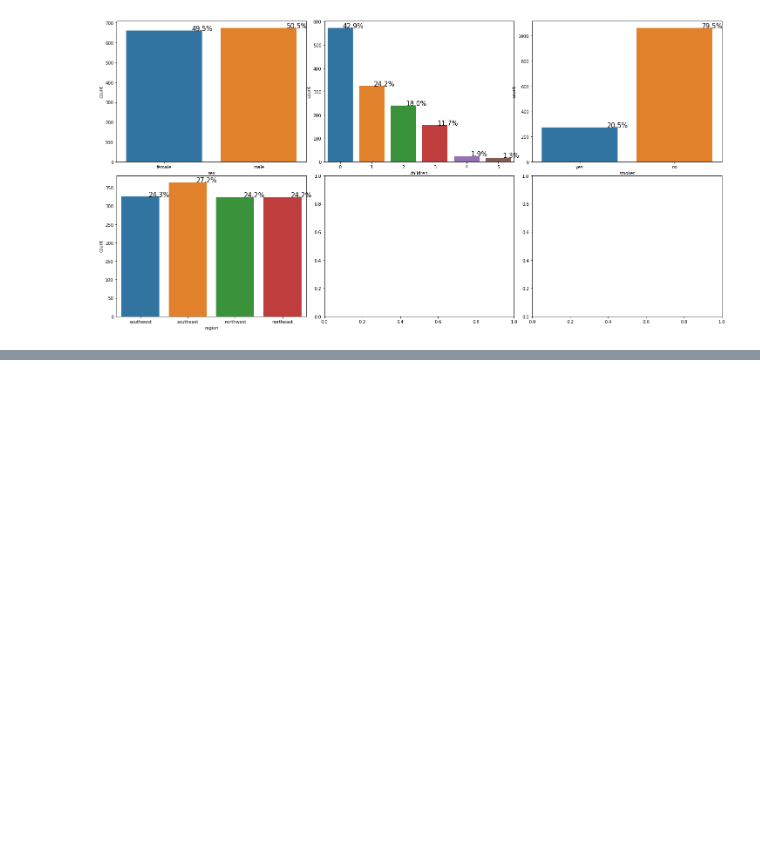
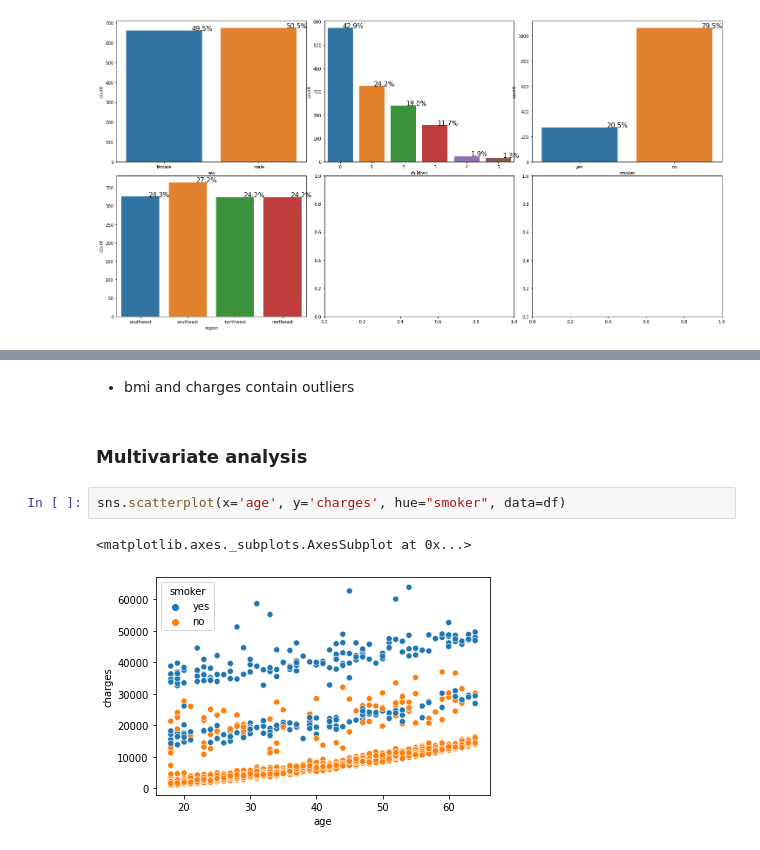
Before and after one commit to josiaspro20/Insurance-data-EDA-analysis-ML-models, a Jupyter notebook: Analysis_and_apply_some_models_(Insurance_data).ipynb, the cells around one changed output, grey strips where cells are left out. Cells and saved outputs as stored; diff of their text form; blank space fills up the shorter version.

```diff
--- a/Analysis_and_apply_some_models_(Insurance_data).ipynb
+++ b/Analysis_and_apply_some_models_(Insurance_data).ipynb
@@ -141,0 +159,9 @@ count_plot(categorical_features, df)
+# %% [markdown]
+- bmi and charges contain outliers
+# %% [markdown]
+### Multivariate analysis
+# %%
+sns.scatterplot(x='age', y='charges', hue="smoker", data=df)
+# %% [output]
+<matplotlib.axes._subplots.AxesSubplot at 0x...>
+[figure, added]
```
Also changed, not shown: parts of 17 cells of this notebook.
